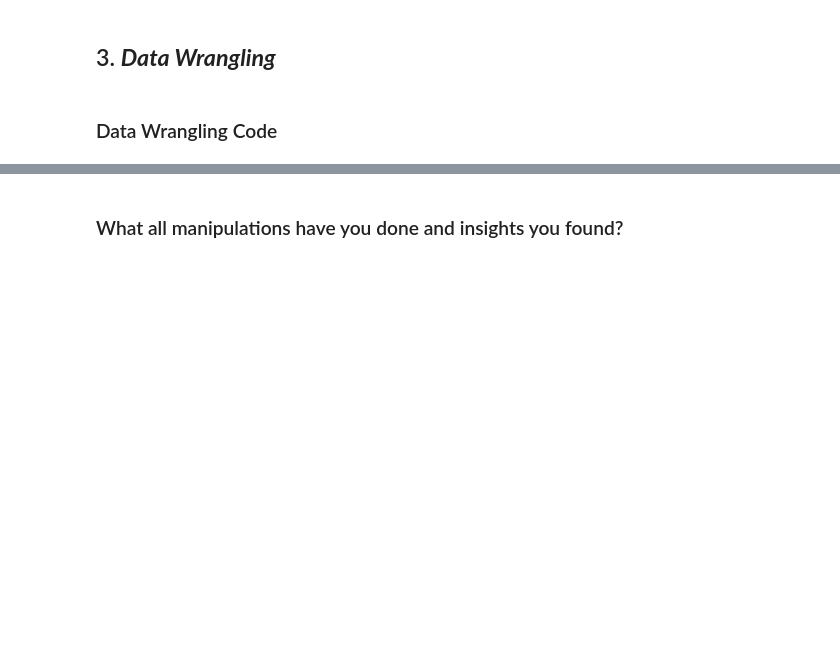
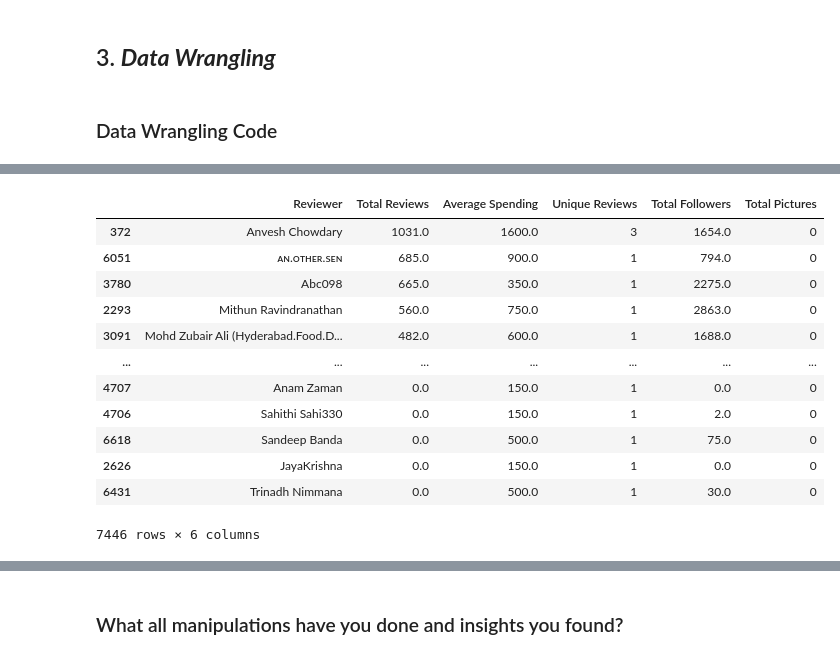
Before and after one commit to RayedShamim/Zomato-Restaurant-and-Reviews-Analysis, a Jupyter notebook: Zomato_Restaurant_and_Reviews_Unsupervised_ML_Analysis.ipynb, the cells around one changed output, grey strips where cells are left out. Cells and saved outputs as stored; diff of their text form; code cells hidden in the pictures; blank space fills up the shorter version.

```diff
--- a/Zomato_Restaurant_and_Reviews_Unsupervised_ML_Analysis.ipynb
+++ b/Zomato_Restaurant_and_Reviews_Unsupervised_ML_Analysis.ipynb
@@ -329,0 +670,17 @@ The number of unique values of column Pictures are 36
+# %%
+# Reviewers with highest number of total reviews
+rev_df.sort_values(by='Total Reviews',ascending=False)
+# %% [output]
+|  | Reviewer | Total Reviews | Average Spending | Unique Reviews | Total Followers | Total Pictures |
+| 372 | Anvesh Chowdary | 1031.0 | 1600.0 | 3 | 1654.0 | 0 |
+| 6051 | ᴀɴ.ᴏᴛʜᴇʀ.sᴇɴ | 685.0 | 900.0 | 1 | 794.0 | 0 |
+| 3780 | Abc098 | 665.0 | 350.0 | 1 | 2275.0 | 0 |
+| 2293 | Mithun Ravindranathan | 560.0 | 750.0 | 1 | 2863.0 | 0 |
+| 3091 | Mohd Zubair Ali (Hyderabad.Food.D... | 482.0 | 600.0 | 1 | 1688.0 | 0 |
+| ... | ... | ... | ... | ... | ... | ... |
+| 4707 | Anam Zaman | 0.0 | 150.0 | 1 | 0.0 | 0 |
+| 4706 | Sahithi Sahi330 | 0.0 | 150.0 | 1 | 2.0 | 0 |
+| 6618 | Sandeep Banda | 0.0 | 500.0 | 1 | 75.0 | 0 |
+| 2626 | JayaKrishna | 0.0 | 150.0 | 1 | 0.0 | 0 |
+| 6431 | Trinadh Nimmana | 0.0 | 500.0 | 1 | 30.0 | 0 |
+7446 rows × 6 columns
```
Also changed, not shown: parts of 202 cells of this notebook.
